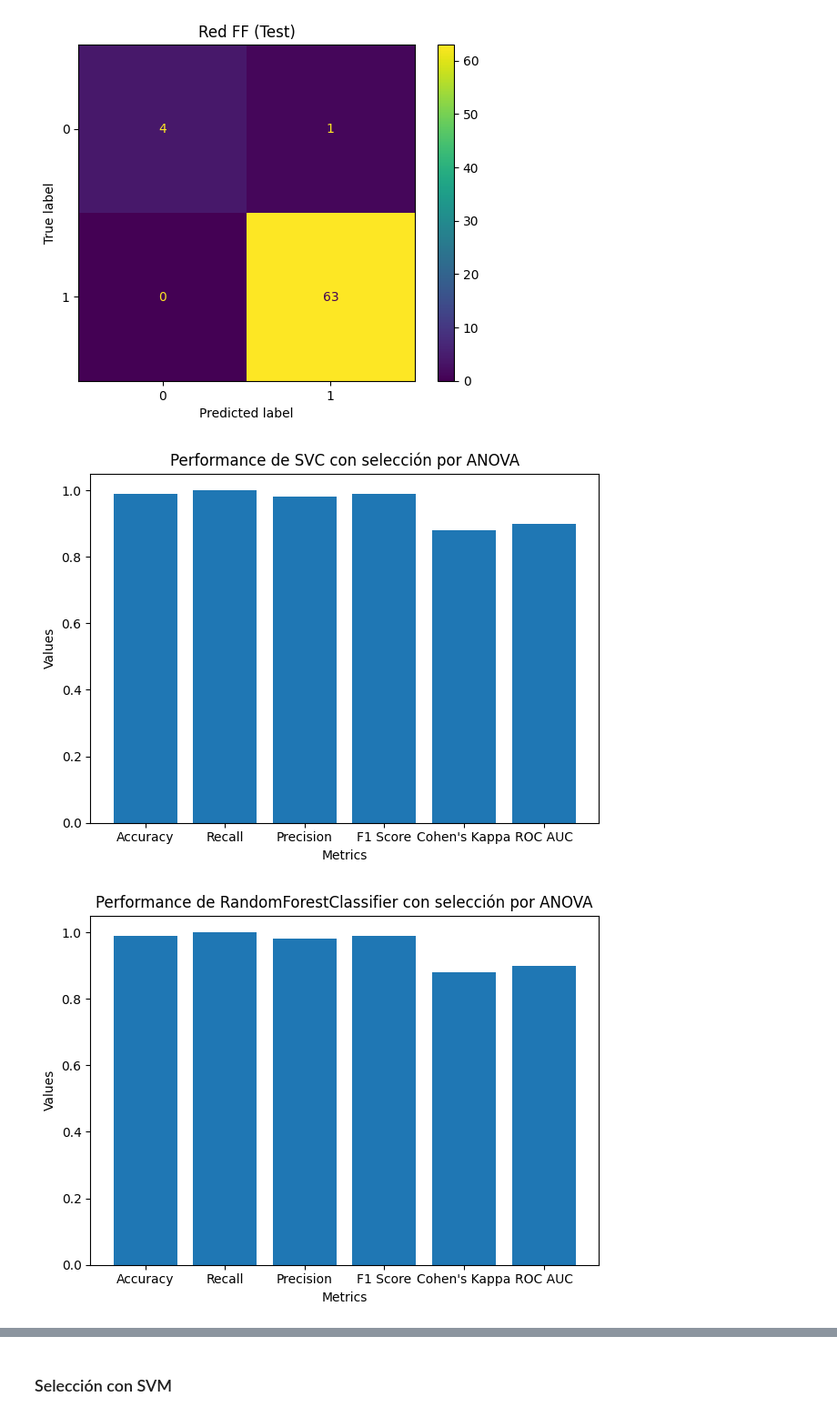
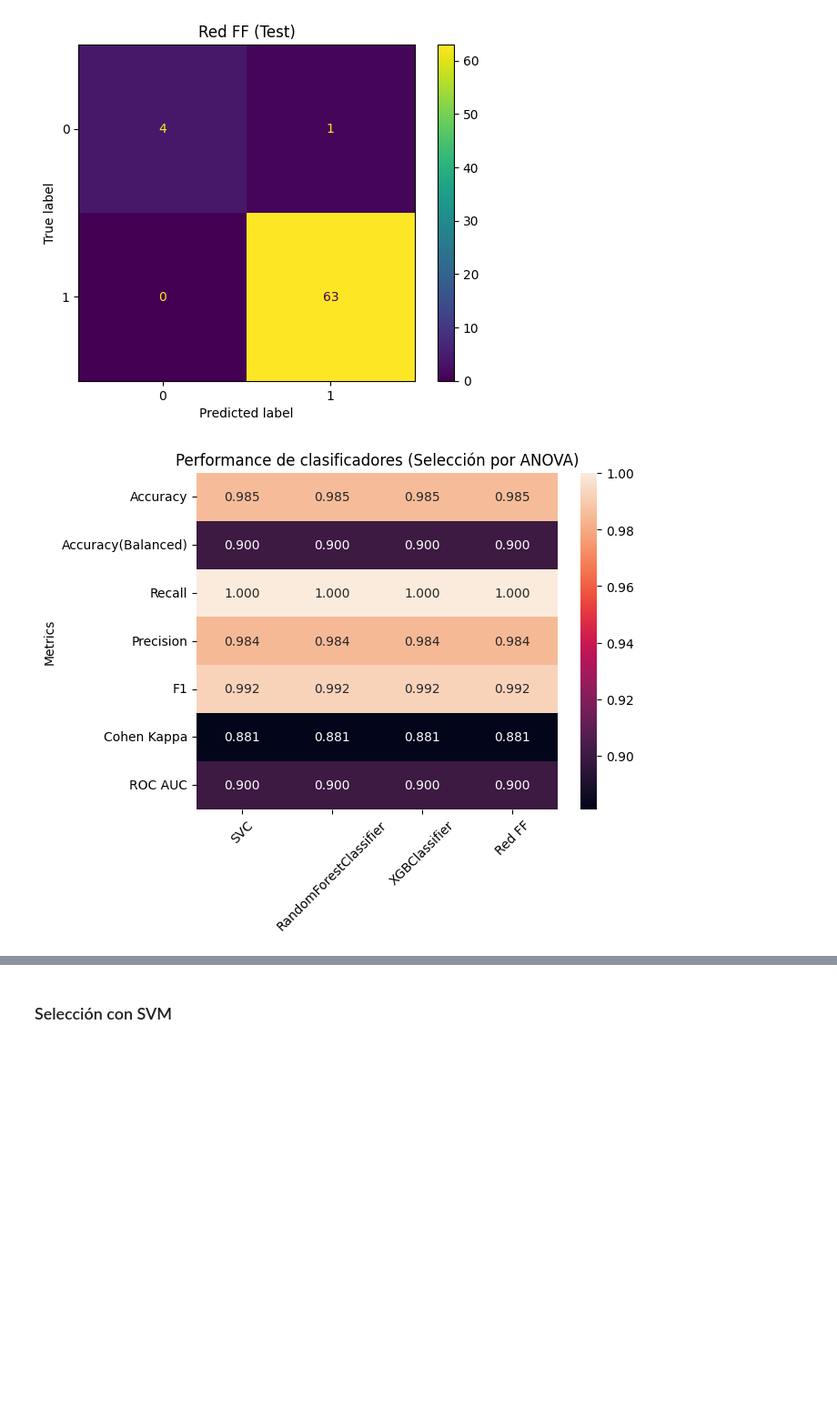
Before and after one commit to G-Urrea/Proyecto_Metilacion_ADN, a Jupyter notebook: notebooks/03-modeling_gene.ipynb, the cells around one changed output, grey strips where cells are left out. Shown at 91% size. Cells and saved outputs as stored; diff of their text form; code cells hidden in the pictures; blank space fills up the shorter version.

Commit message:
Visualización de métricas por heatmap

```diff
--- a/notebooks/03-modeling_gene.ipynb
+++ b/notebooks/03-modeling_gene.ipynb
@@ -134,8 +134,6 @@ for estim in anova_pred_test:
 [figure]
 [figure]
 # %%
-for estim in anova_pred_test:
-    bar_metrics(y_test, anova_pred_test[estim], f"Performance de {estim} con selección por ANOVA")
+metrics_heatmap(y_test, anova_pred_test, f"Performance de clasificadores (Selección por ANOVA)")
 # %% [output]
-[figure, old version]
+[figure, new version]
-[figure, removed]
```
Also changed, not shown: parts of 13 cells of this notebook, 3 other files.
